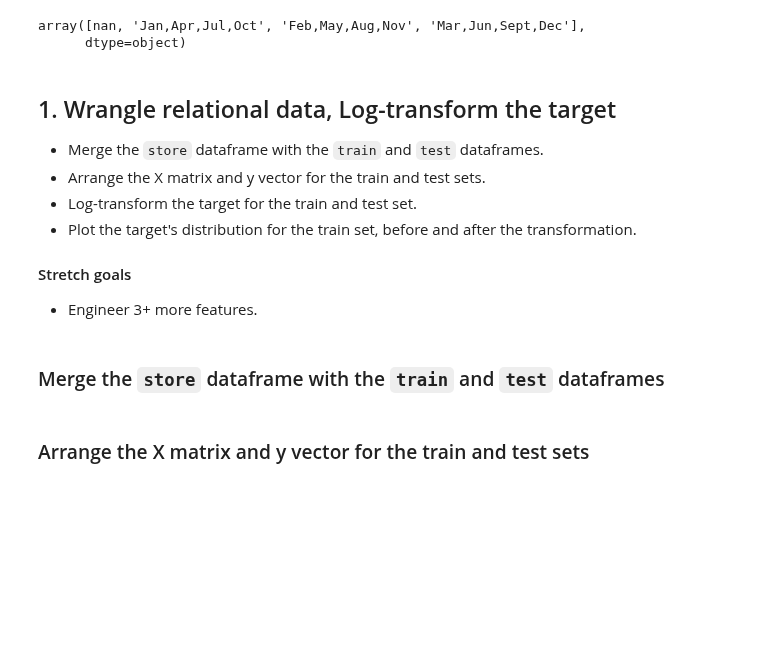
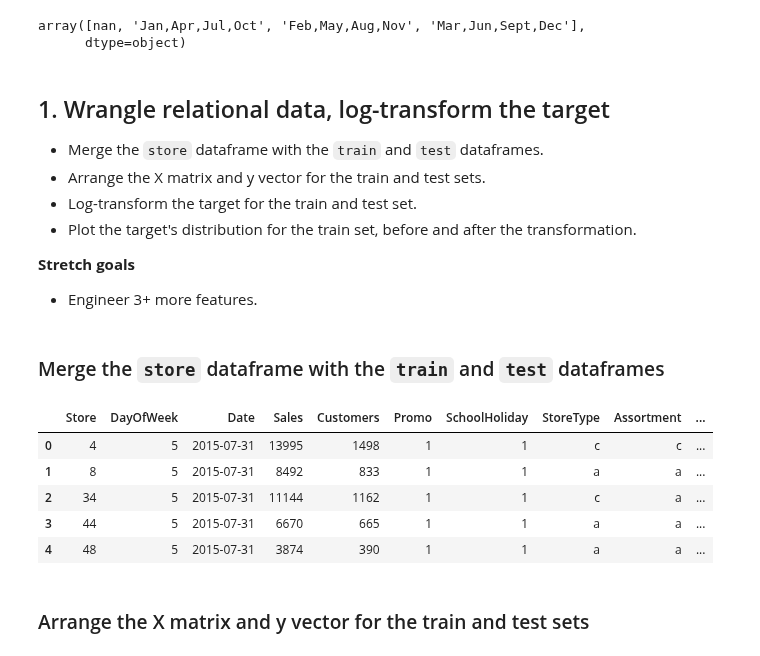
Before and after one commit to LambdaSchool/DEPRECATED-DS-Unit-2-Applied-Modeling, a Jupyter notebook: DS_Sprint_Challenge_8_Regression_2.ipynb, the cells around one changed output. Cells and saved outputs as stored; diff of their text form; code cells hidden in the pictures; blank space fills up the shorter version.

```diff
--- a/DS_Sprint_Challenge_8_Regression_2.ipynb
+++ b/DS_Sprint_Challenge_8_Regression_2.ipynb
@@ -181,13 +183,13 @@ store['PromoInterval'].unique()
 array([nan, 'Jan,Apr,Jul,Oct', 'Feb,May,Aug,Nov', 'Mar,Jun,Sept,Dec'],
       dtype=object)
 # %% [markdown]
-## 1. Wrangle relational data, Log-transform the target
+## 1. Wrangle relational data, log-transform the target
 - Merge the `store` dataframe with the `train` and `test` dataframes.
 - Arrange the X matrix and y vector for the train and test sets.
 - Log-transform the target for the train and test set.
 - Plot the target's distribution for the train set, before and after the transformation.
 
-#### Stretch goals
+**Stretch goals**
 - Engineer 3+ more features.
 # %% [markdown]
 ### Merge the `store` dataframe with the `train` and `test` dataframes
@@ -194,2 +201,12 @@ array([nan, 'Jan,Apr,Jul,Oct', 'Feb,May,Aug,Nov', 'Mar,Jun,Sept,Dec'],
+# %%
+# Check output.
+train.head()
+# %% [output]
+|  | Store | DayOfWeek | Date | Sales | Customers | Promo | SchoolHoliday | StoreType | Assortment | ... |
+| 0 | 4 | 5 | 2015-07-31 | 13995 | 1498 | 1 | 1 | c | c | ... |
+| 1 | 8 | 5 | 2015-07-31 | 8492 | 833 | 1 | 1 | a | a | ... |
+| 2 | 34 | 5 | 2015-07-31 | 11144 | 1162 | 1 | 1 | c | a | ... |
+| 3 | 44 | 5 | 2015-07-31 | 6670 | 665 | 1 | 1 | a | a | ... |
+| 4 | 48 | 5 | 2015-07-31 | 3874 | 390 | 1 | 1 | a | a | ... |
 # %% [markdown]
 ### Arrange the X matrix and y vector for the train and test sets
```
Also changed, not shown: parts of 9 cells of this notebook.
